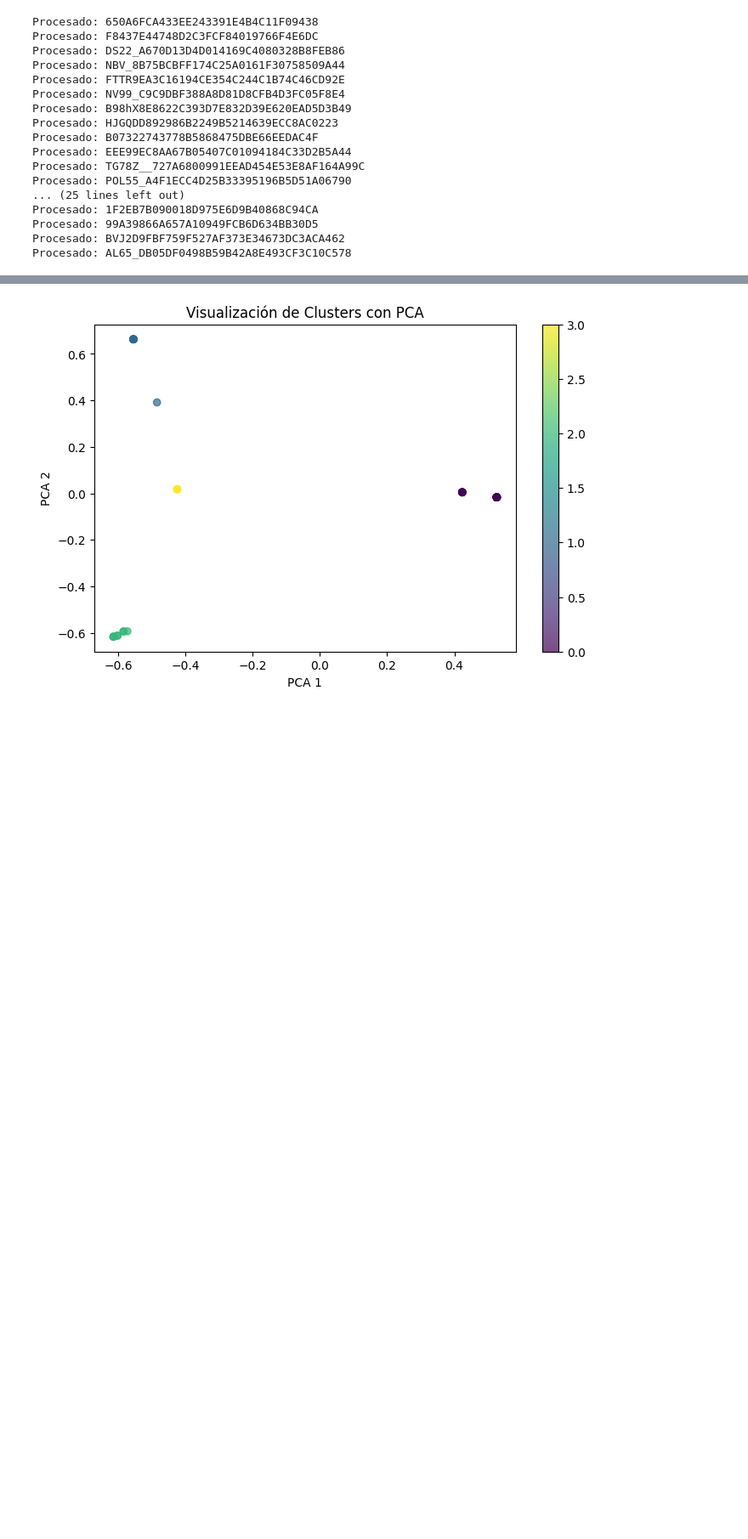
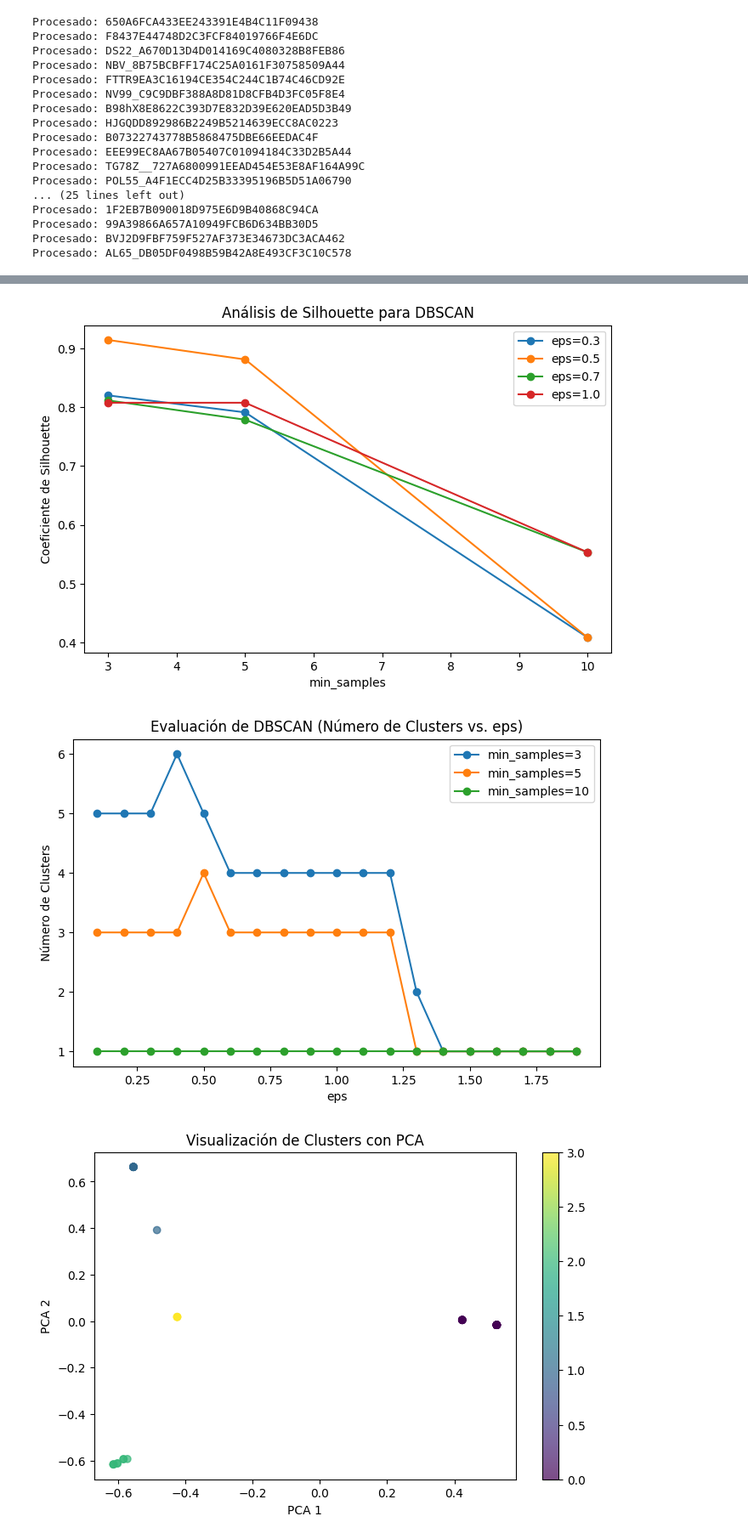
Before and after one commit to Overlord-slayer/Security_DS, a Jupyter notebook: lab4/lab4.ipynb, the cells around one changed output, grey strips where cells are left out. Shown at 85% size. Cells and saved outputs as stored; diff of their text form; code cells hidden in the pictures; blank space fills up the shorter version.

```diff
--- a/lab4/lab4.ipynb
+++ b/lab4/lab4.ipynb
@@ -157,0 +158,75 @@ plt.show()
+# %%
+from sklearn.cluster import DBSCAN
+from sklearn.metrics import silhouette_score
+
+# Parámetros para DBSCAN
+eps_values = [0.3, 0.5, 0.7, 1.0]  # Cambiar estos valores según tus necesidades
+min_samples_values = [3, 5, 10]  # Cambiar estos valores según tus necesidades
+
+silhouette_scores_dbscan = []
+
+# DBSCAN clustering
+for eps in eps_values:
+    for min_samples in min_samples_values:
+        dbscan = DBSCAN(eps=eps, min_samples=min_samples)
+        labels_dbscan = dbscan.fit_predict(X)
+
+        # Calculando el coeficiente de Silhouette solo si hay más de 1 cluster
+        if len(set(labels_dbscan)) > 1:
+            score = silhouette_score(X, labels_dbscan)
+        else:
+            score = -1  # Si hay solo un cluster, asignamos un puntaje bajo (-1)
+
+        silhouette_scores_dbscan.append((eps, min_samples, score))
+
+# Convertir los resultados en un DataFrame
+silhouette_df_dbscan = pd.DataFrame(silhouette_scores_dbscan, columns=['eps', 'min_samples', 'Silhouette Score'])
+
+# Mostrar los resultados
+print(silhouette_df_dbscan)
+
+# Graficar el resultado
+plt.figure(figsize=(8, 5))
+for eps in eps_values:
+    subset = silhouette_df_dbscan[silhouette_df_dbscan['eps'] == eps]
+    plt.plot(subset['min_samples'], subset['Silhouette Score'], marker='o', label=f'eps={eps}')
+
+plt.xlabel('min_samples')
+plt.ylabel('Coeficiente de Silhouette')
+plt.title('Análisis de Silhouette para DBSCAN')
+plt.legend()
+plt.show()
+
+
+
+# Parámetros para DBSCAN
+eps_values = np.arange(0.1, 2.0, 0.1)  # Variación del radio de vecindad
+min_samples_values = [3, 5, 10]  # Diferentes configuraciones de min_samples
+
+# Lista para almacenar el número de clusters detectados
+num_clusters_dbscan = []
+
+for eps in eps_values:
+    for min_samples in min_samples_values:
+        dbscan = DBSCAN(eps=eps, min_samples=min_samples)
+        labels_dbscan = dbscan.fit_predict(X)
+
+        # Excluyendo el ruido (label = -1)
+        num_clusters = len(set(labels_dbscan)) - (1 if -1 in labels_dbscan else 0)
+        num_clusters_dbscan.append((eps, min_samples, num_clusters))
+
+# Convertir los resultados en un DataFrame
+num_clusters_df_dbscan = pd.DataFrame(num_clusters_dbscan, columns=['eps', 'min_samples', 'num_clusters'])
+
+# Graficar el número de clusters en función de eps y min_samples
+plt.figure(figsize=(8, 5))
+for min_samples in min_samples_values:
+    subset = num_clusters_df_dbscan[num_clusters_df_dbscan['min_samples'] == min_samples]
+    plt.plot(subset['eps'], subset['num_clusters'], marker='o', label=f'min_samples={min_samples}')
+
+plt.xlabel('eps')
+plt.ylabel('Número de Clusters')
+plt.title('Evaluación de DBSCAN (Número de Clusters vs. eps)')
+plt.legend()
+plt.show()
+# %% [output]
@@ -158,3 +246,5 @@ plt.show()
+[figure, added]
+[figure, added]
 # %%
 # Basado en el análisis del codo, se elige 4 como el número de clusters óptimos
 optimal_k = 4  # O también puedes elegir 5 si lo prefieres
```
Also changed, not shown: parts of 9 cells of this notebook, 3 other files.
